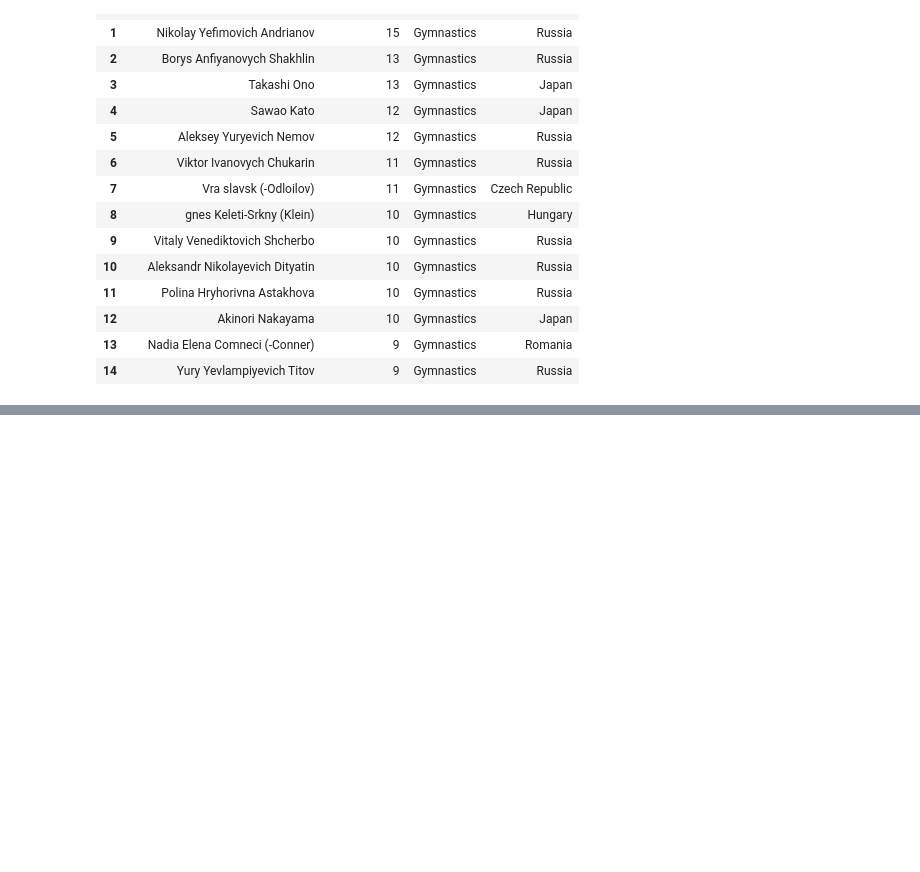
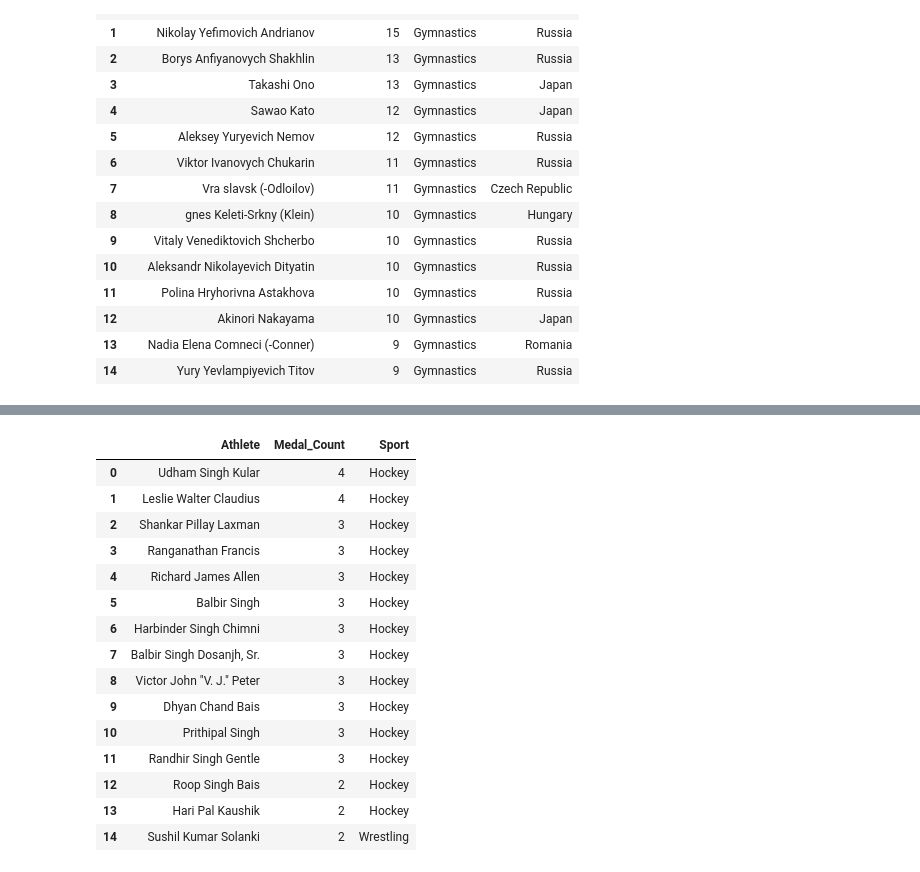
Before and after one commit to EmonKarmaker/Olympics_Data_Analysis, a Jupyter notebook: olympics_analysis.ipynb, the cells around one changed output, grey strips where cells are left out. Cells and saved outputs as stored; diff of their text form; code cells hidden in the pictures; blank space fills up the shorter version.

```diff
--- a/olympics_analysis.ipynb
+++ b/olympics_analysis.ipynb
@@ -521,0 +560,42 @@ most_successful(df, 'Gymnastics')
+# %%
+def most_successful(df, country):
+    temp_df = df.dropna(subset=['Medal'])
+
+
+    temp_df = temp_df[temp_df['region'] == country]
+
+    # Count medals per athlete
+    top_athletes = temp_df['Name'].value_counts().reset_index().head(15)
+    top_athletes.columns = ['Athlete', 'Medal_Count']
+
+    # Merge to get Sport and region info
+    top_athletes = top_athletes.merge(
+        df[['Name', 'Sport', 'region']].drop_duplicates(subset=['Name']),
+        left_on='Athlete',
+        right_on='Name',
+        how='left'
+    )
+
+    # Select relevant columns
+    top_athletes = top_athletes[['Athlete', 'Medal_Count', 'Sport']]
+
+    return top_athletes
+# %%
+most_successful(df,'India')
+# %% [output]
+|  | Athlete | Medal_Count | Sport |
+| 0 | Udham Singh Kular | 4 | Hockey |
+| 1 | Leslie Walter Claudius | 4 | Hockey |
+| 2 | Shankar Pillay Laxman | 3 | Hockey |
+| 3 | Ranganathan Francis | 3 | Hockey |
+| 4 | Richard James Allen | 3 | Hockey |
+| 5 | Balbir Singh | 3 | Hockey |
+| 6 | Harbinder Singh Chimni | 3 | Hockey |
+| 7 | Balbir Singh Dosanjh, Sr. | 3 | Hockey |
+| 8 | Victor John "V. J." Peter | 3 | Hockey |
+| 9 | Dhyan Chand Bais | 3 | Hockey |
+| 10 | Prithipal Singh | 3 | Hockey |
+| 11 | Randhir Singh Gentle | 3 | Hockey |
+| 12 | Roop Singh Bais | 2 | Hockey |
+| 13 | Hari Pal Kaushik | 2 | Hockey |
+| 14 | Sushil Kumar Solanki | 2 | Wrestling |
```
Also changed, not shown: parts of 5 cells of this notebook, 2 other files.
